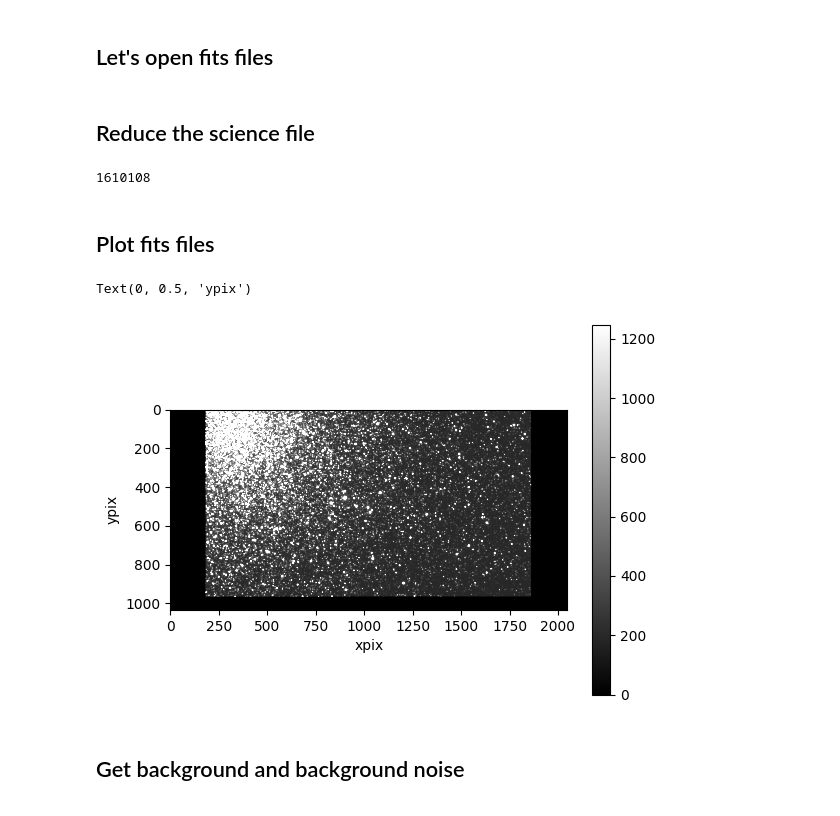
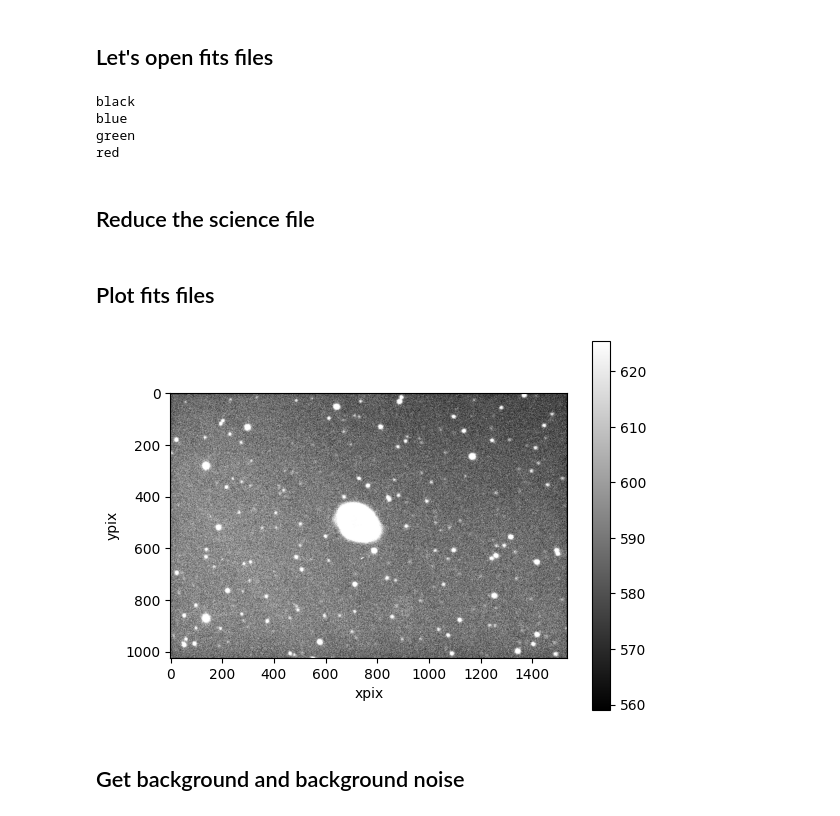
Before and after one commit to wisewizardofthestars/LA, a Jupyter notebook: III-Data_Reduction_and_Background.ipynb, the cells around one changed output. Drawn from its saved outputs; the diff is of its cells as text; code cells hidden in the pictures.

```diff
--- a/III-Data_Reduction_and_Background.ipynb
+++ b/III-Data_Reduction_and_Background.ipynb
@@ -21,30 +14,65 @@ master_flat = fits.getdata(file3)  # data matrices
+# %%
+dir = './m57' # directory where fits files are found
+m57_files = []
+#process all the directories in m57
+for dirs in os.listdir(dir):
+    print(dirs)
+    for file in os.listdir(dir+'/'+dirs):
+        if file.endswith(".fits"):
+            m57_files.append((dir+'/'+dirs+'/'+file, dirs))
+
+m57_science = []
+for file, dirs in m57_files:
+    image = fits.getdata(file)
+    m57_science.append((image, dirs))
+
+#multiple master flats for each filter
+
+file2= './' + 'bias/' +'master_bias.fits' #file names
+master_bias = fits.getdata(file2)  # data matrices
+master_flats = []
+for dirs in os.listdir('./flats'):
+    file3 = './flats/' + dirs + '/master_flat_' + dirs + '.fits'  # file names
+    master_flat = fits.getdata(file3)  # data matrices
+    #make a name for each master flat
+    master_flats.append((master_flat, dirs))
+# %% [output]
+black
+blue
+green
+red
 # %% [markdown]
 ## Reduce the science file
 # %%
-science_calibrated=(science-master_bias)/master_flat
-#This example needs a mask!
-mask=np.zeros(np.shape(science_calibrated))
-for i in range(len(science_calibrated)):
-  for j in range(len(science_calibrated[i])):
-    if master_flat[i][j]<0.2:
-      science_calibrated[i][j]=0
-      mask[i][j]=1
-mask=mask.astype(bool)
+#we can delete because in the telescope we used there are not masks and so we can ignore this
+m57_science_calibrated = []
+for science, dirs in m57_science:
+  # Find the master flat matching the current dirs
+  master_flat = next(flat for flat, name in master_flats if dirs in name)
+  science_calibrated = (science - master_bias) / master_flat
+  # This example needs a mask!
+  # mask = np.zeros(np.shape(science_calibrated))
+  # for i in range(len(science_calibrated)):
+  #   for j in range(len(science_calibrated[i])):
+  #     if master_flat[i][j] < 0.2:
+  #       science_calibrated[i][j] = 0
+  #       mask[i][j] = 1
+  # mask = mask.astype(bool)
+  m57_science_calibrated.append((science_calibrated, dirs))
-# %% [output]
-1610108
 # %% [markdown]
 ## Plot fits files
 # %%
-#one plot
-lo,up = np.percentile(science_calibrated,5),np.percentile(science_calibrated,95)
-plt.figure()
-plt.imshow(science_calibrated,cmap='gray',clim=(lo,up))
-plt.colorbar()
-plt.xlabel('xpix')
-plt.ylabel('ypix')
+#one plot to try to see the first one only
+for science_calibrated, dirs in m57_science_calibrated:
+    lo,up = np.percentile(science_calibrated,5),np.percentile(science_calibrated,95)
+    plt.figure()
+    plt.imshow(science_calibrated,cmap='gray',clim=(lo,up))
+    plt.colorbar()
+    plt.xlabel('xpix')
+    plt.ylabel('ypix')
+    break
 # %% [output]
-Text(0, 0.5, 'ypix')
-[figure, old version]
+[figure, new version]
 # %% [markdown]
 ## Get background and background noise
 # %%
```
Also changed, not shown: parts of 6 cells of this notebook, 1 other file.
